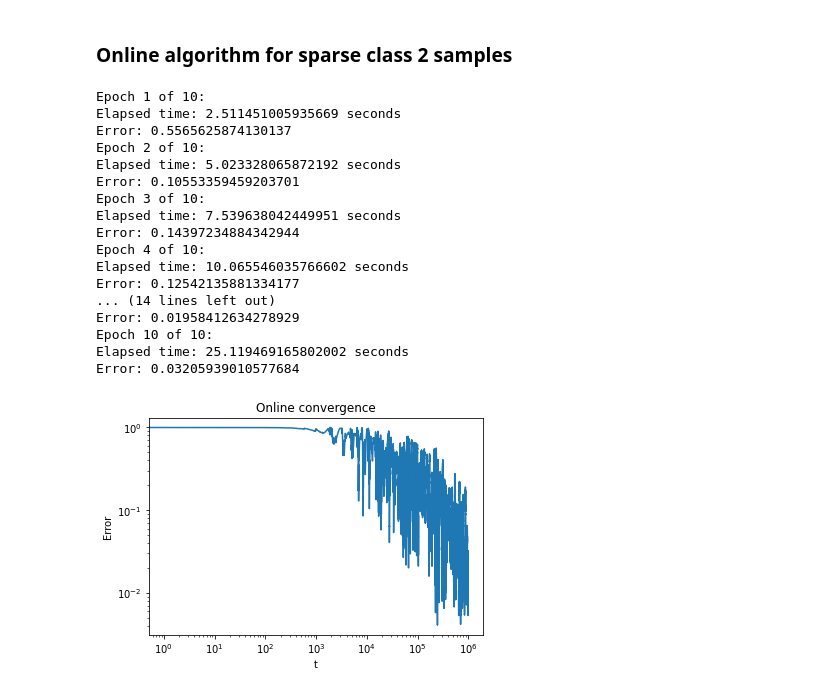
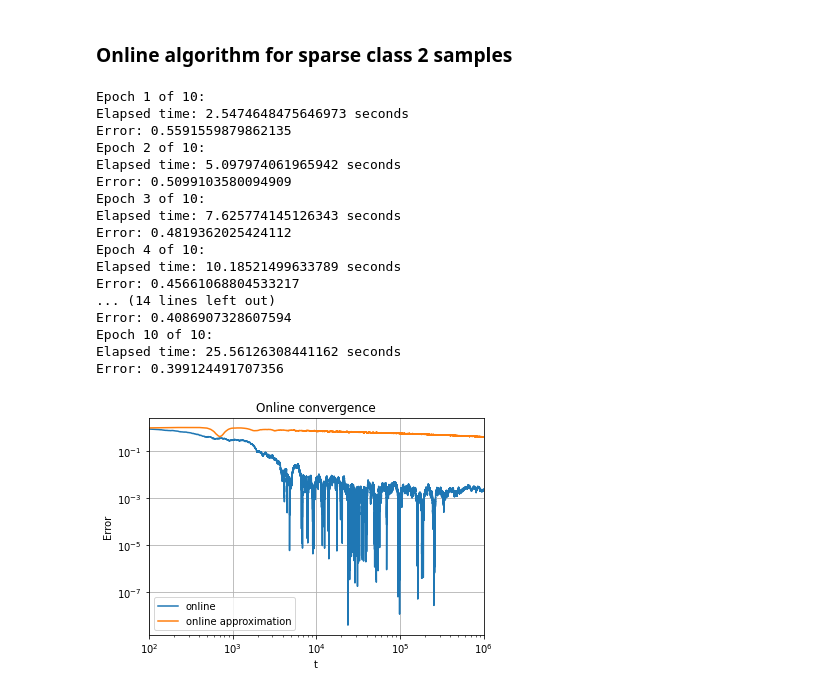
Before and after one commit to flatironinstitute/bio-lda, a Jupyter notebook: sparse_lda.ipynb, the cells around one changed output. Saved outputs shown, nothing was run; the diff lists cells and outputs as text; code cells hidden in the pictures.

Commit message:
online approx comparison with online alg

```diff
--- a/sparse_lda.ipynb
+++ b/sparse_lda.ipynb
@@ -72,7 +72,7 @@ plt.show()
 def eta(t):
     return 1e-4/(1+1e-4*t)
 
-gam = 1000; epochs = 10; iters = epochs*samples
+gam = 100; epochs = 10; iters = epochs*samples
 # %%
 w = np.random.randn(x_dim)/np.sqrt(x_dim)
 l = 1
@@ -119,7 +119,7 @@ for i_epoch in range(epochs):
         w += step*(y[0]/a - y[1]/b)*x - step*l*(z-nu)*(x-mu)
         l += gam*step*((z-nu)**2 - 1)
         obj[i_iter] = (w.T@(mu_1-mu_2))**2/(w.T@Sigma@w)
-        err[i_iter] = (obj_opt - obj[i_iter])/obj_opt
+        err[i_iter] = abs(obj_opt - obj[i_iter])/obj_opt
 
     print(f'Elapsed time: {time.time()-start_time} seconds')
     print(f'Error: {err[i_iter]}')
@@ -163,13 +164,13 @@ plt.show()
 def eta(t):
     return 1e-4/(1+1e-4*t)
 
-gam = 1000; epochs = 10; iters = epochs*samples
+gam = 100; epochs = 10; iters = epochs*samples
 # %%
 w = np.random.randn(x_dim)/np.sqrt(x_dim)
 l = 1
 
 obj = np.zeros(iters)
-err = np.zeros(iters)
+err_approx = np.zeros(iters)
 
 mu = np.zeros(x_dim)
 
@@ -204,37 +205,40 @@ for i_epoch in range(epochs):
         w += step*(x - l*(z-nu)*(x-mu)) - step*y[1]*x/b
         l += gam*step*((z-nu)**2 - 1)
         obj[i_iter] = (w.T@(mu_1-mu_2))**2/(w.T@Sigma@w)
-        err[i_iter] = (obj_opt - obj[i_iter])/obj_opt
+        err_approx[i_iter] = abs(obj_opt - obj[i_iter])/obj_opt
 
     print(f'Elapsed time: {time.time()-start_time} seconds')
-    print(f'Error: {err[i_iter]}')
+    print(f'Error: {err_approx[i_iter]}')
 # %% [output]
 Epoch 1 of 10:
-Elapsed time: 2.511451005935669 seconds
-Error: 0.5565625874130137
+Elapsed time: 2.5474648475646973 seconds
+Error: 0.5591559879862135
 Epoch 2 of 10:
-Elapsed time: 5.023328065872192 seconds
-Error: 0.10553359459203701
+Elapsed time: 5.097974061965942 seconds
+Error: 0.5099103580094909
 Epoch 3 of 10:
-Elapsed time: 7.539638042449951 seconds
-Error: 0.14397234884342944
+Elapsed time: 7.625774145126343 seconds
+Error: 0.4819362025424112
 Epoch 4 of 10:
-Elapsed time: 10.065546035766602 seconds
-Error: 0.12542135881334177
+Elapsed time: 10.18521499633789 seconds
+Error: 0.45661068804533217
 ... (14 lines left out)
-Error: 0.01958412634278929
+Error: 0.4086907328607594
 Epoch 10 of 10:
-Elapsed time: 25.119469165802002 seconds
-Error: 0.03205939010577684
+Elapsed time: 25.56126308441162 seconds
+Error: 0.399124491707356
 # %%
-plt.loglog(range(iters), err)
+plt.loglog(range(iters), err, label='online')
+plt.loglog(range(iters), err_approx, label='online approximation')
 plt.ylabel("Error")
 plt.xlabel("t")
-# plt.xlim(1e4,iters)
+plt.xlim(1e2,iters)
+plt.grid()
+plt.legend()
 plt.title("Online convergence")
 plt.show()
 # %% [output]
-[figure, old version]
+[figure, new version]
 # %%
 plt.scatter(w.T@class_1,np.zeros((w.T@class_1).shape),s=5)
 plt.scatter(w.T@class_2,np.zeros((w.T@class_2).shape),s=5)
```
Also changed, not shown: parts of 9 cells of this notebook.
